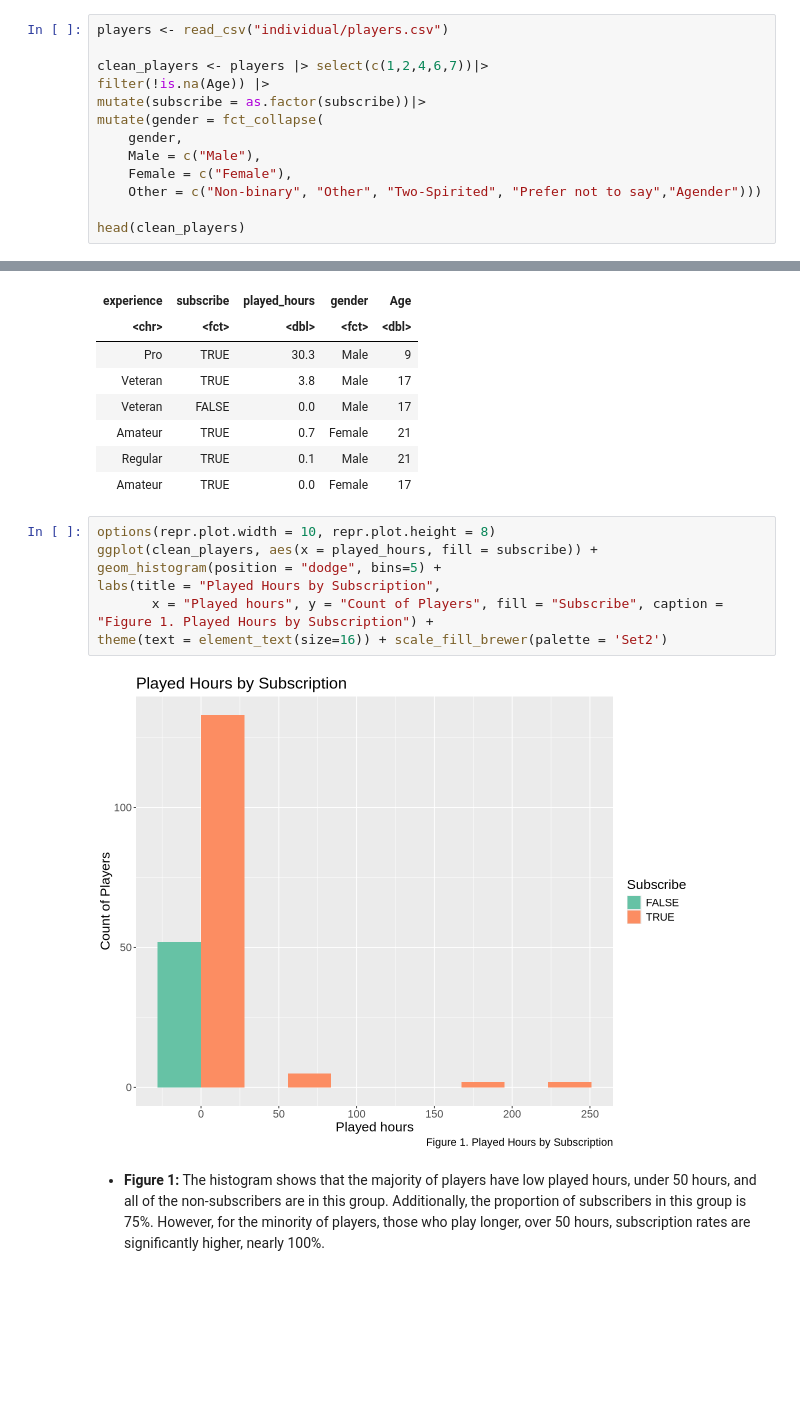
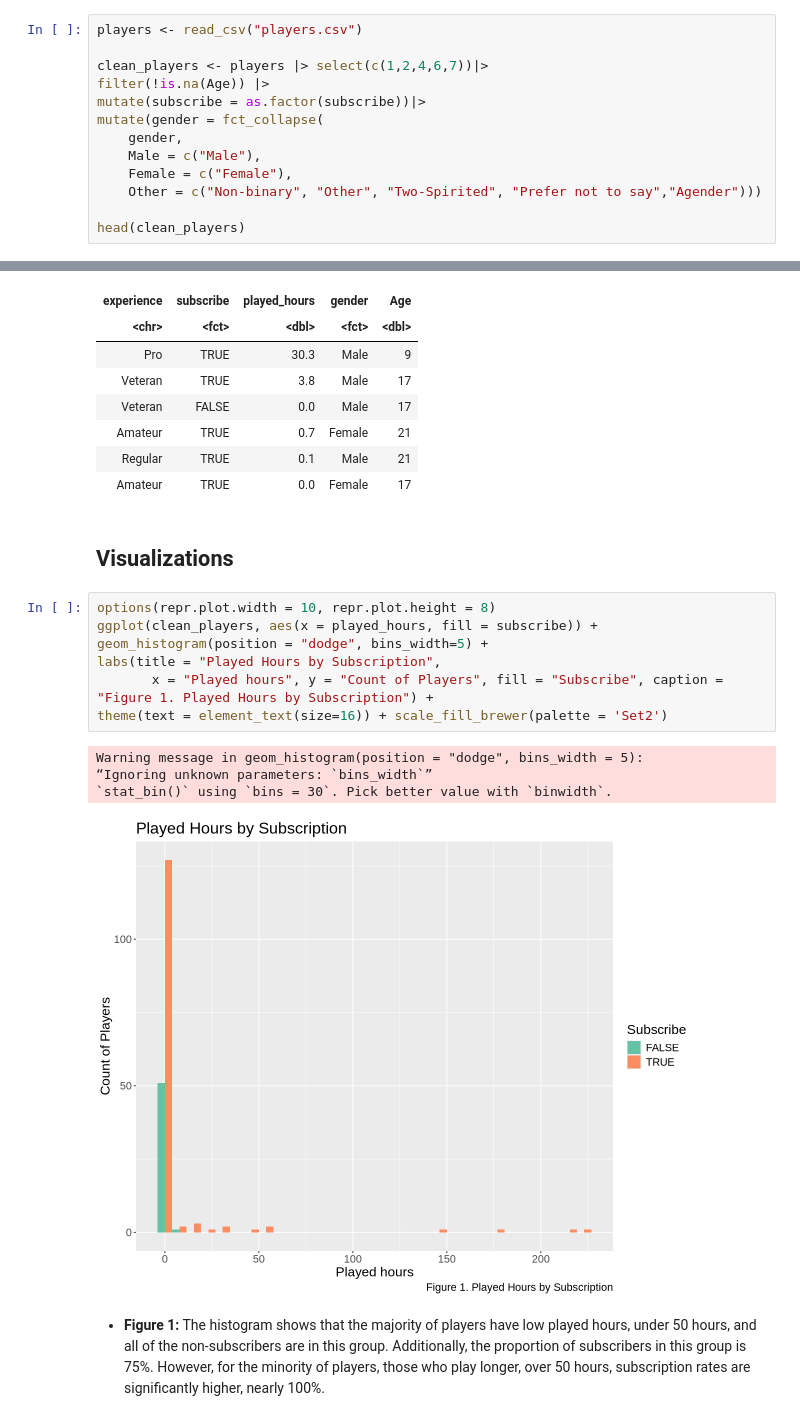
Before and after one commit to SusieFeng316/minecraft_project, a Jupyter notebook: Group.ipynb, the cells around one changed output, grey strips where cells are left out. Saved outputs shown, nothing was run; the diff lists cells and outputs as text; blank space fills up the shorter version.

```diff
--- a/Group.ipynb
+++ b/Group.ipynb
@@ -91,5 +76,5 @@ library(yardstick)
 # %%
-players <- read_csv("individual/players.csv")
+players <- read_csv("players.csv")
 
 clean_players <- players |> select(c(1,2,4,6,7))|>
 filter(!is.na(Age)) |>
@@ -125,15 +110,21 @@ A tibble: 6 × 5
 | Amateur | TRUE | 0.7 | Female | 21 |
 | Regular | TRUE | 0.1 | Male | 21 |
 | Amateur | TRUE | 0.0 | Female | 17 |
+# %% [markdown]
+Visualizations
+-
 # %%
 options(repr.plot.width = 10, repr.plot.height = 8)
 ggplot(clean_players, aes(x = played_hours, fill = subscribe)) +
-geom_histogram(position = "dodge", bins=5) +
+geom_histogram(position = "dodge", bins_width=5) +
 labs(title = "Played Hours by Subscription",
        x = "Played hours", y = "Count of Players", fill = "Subscribe", caption = "Figure 1. Played Hours by Subscription") +
 theme(text = element_text(size=16)) + scale_fill_brewer(palette = 'Set2')
 # %% [output]
+Warning message in geom_histogram(position = "dodge", bins_width = 5):
+“Ignoring unknown parameters: `bins_width`”
+`stat_bin()` using `bins = 30`. Pick better value with `binwidth`.
-[figure, old version]
+[figure, new version]
 # %% [markdown]
 - **Figure 1:**  The histogram shows that the majority of players have low
 played hours, under 50 hours, and all of the non-subscribers are in this group. Additionally, the proportion
```
Also changed, not shown: parts of 48 cells of this notebook.
